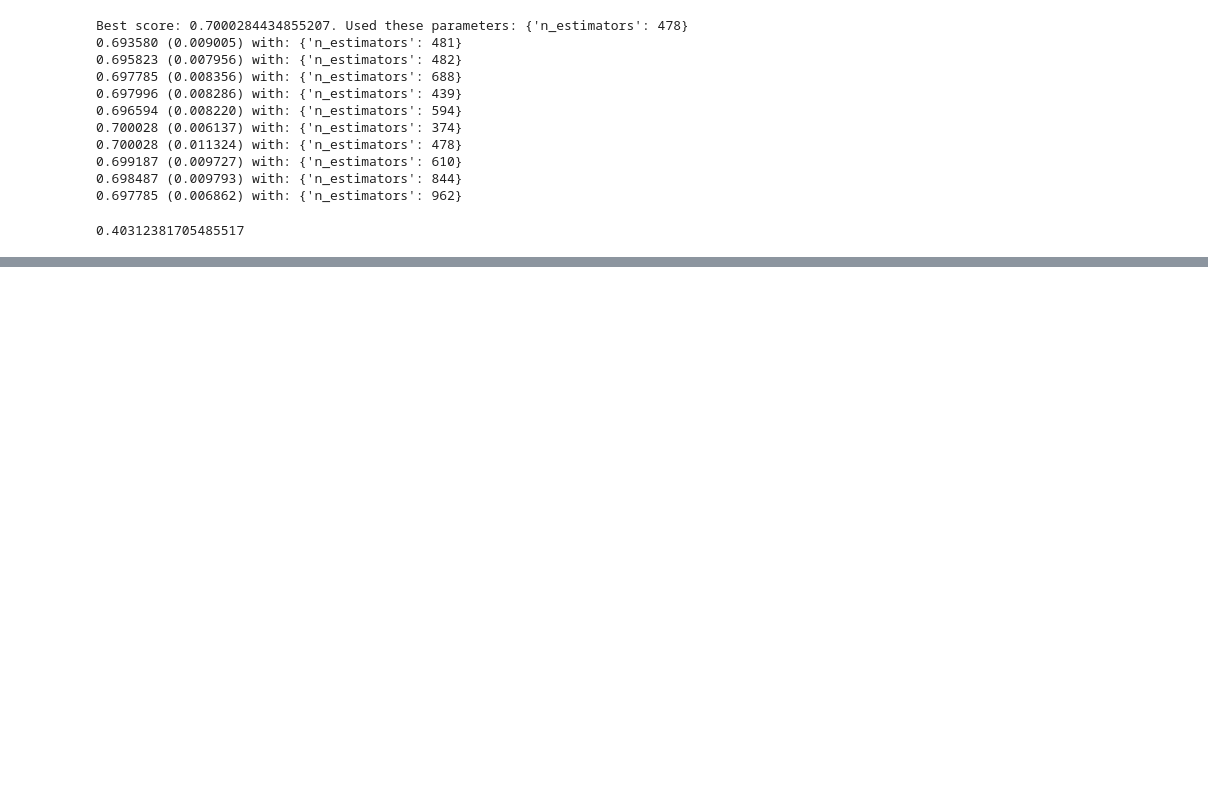
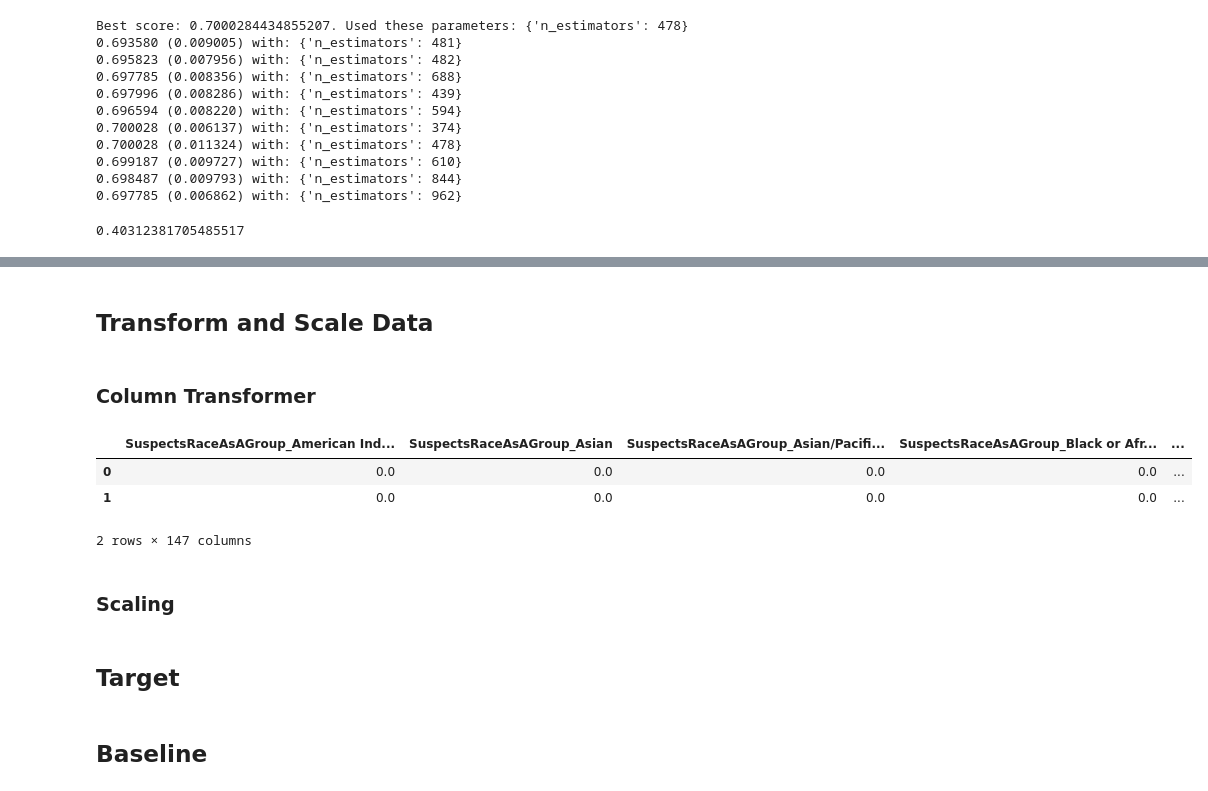
Before and after one commit to pezpet/group-1-project-4, a Jupyter notebook: random_forest.ipynb, the cells around one changed output, grey strips where cells are left out. Cells and saved outputs as stored; diff of their text form; code cells hidden in the pictures; blank space fills up the shorter version.

```diff
--- a/random_forest.ipynb
+++ b/random_forest.ipynb
@@ -195,0 +205,24 @@ balanced_accuracy_score(y_test.argmax(axis=1), y_preds.argmax(axis=1))
+# %% [markdown]
+## Transform and Scale Data
+# %% [markdown]
+### Column Transformer
+# %%
+X = data.drop(columns=['labels'])
+ct = make_column_transformer(
+    (OneHotEncoder(sparse=False, handle_unknown='ignore'), make_column_selector(dtype_include=object)),
+    remainder='passthrough',
+    verbose_feature_names_out=False
+)
+X_encoded = ct.fit_transform(X)
+X_encoded
+ct.get_feature_names_out()
+X_encoded = pd.DataFrame(X_encoded, columns=ct.get_feature_names_out())
+
+X_encoded.head(2)
+# %% [output]
+|  | SuspectsRaceAsAGroup_American Ind... | SuspectsRaceAsAGroup_Asian | SuspectsRaceAsAGroup_Asian/Pacifi... | SuspectsRaceAsAGroup_Black or Afr... | ... |
+| 0 | 0.0 | 0.0 | 0.0 | 0.0 | ... |
+| 1 | 0.0 | 0.0 | 0.0 | 0.0 | ... |
+2 rows × 147 columns
+# %% [markdown]
+### Scaling
@@ -195,0 +231,2 @@ balanced_accuracy_score(y_test.argmax(axis=1), y_preds.argmax(axis=1))
+# %% [markdown]
+## Target
@@ -195,0 +236,2 @@ balanced_accuracy_score(y_test.argmax(axis=1), y_preds.argmax(axis=1))
+# %% [markdown]
+## Baseline
```
Also changed, not shown: parts of 21 cells of this notebook, 12 other files.
